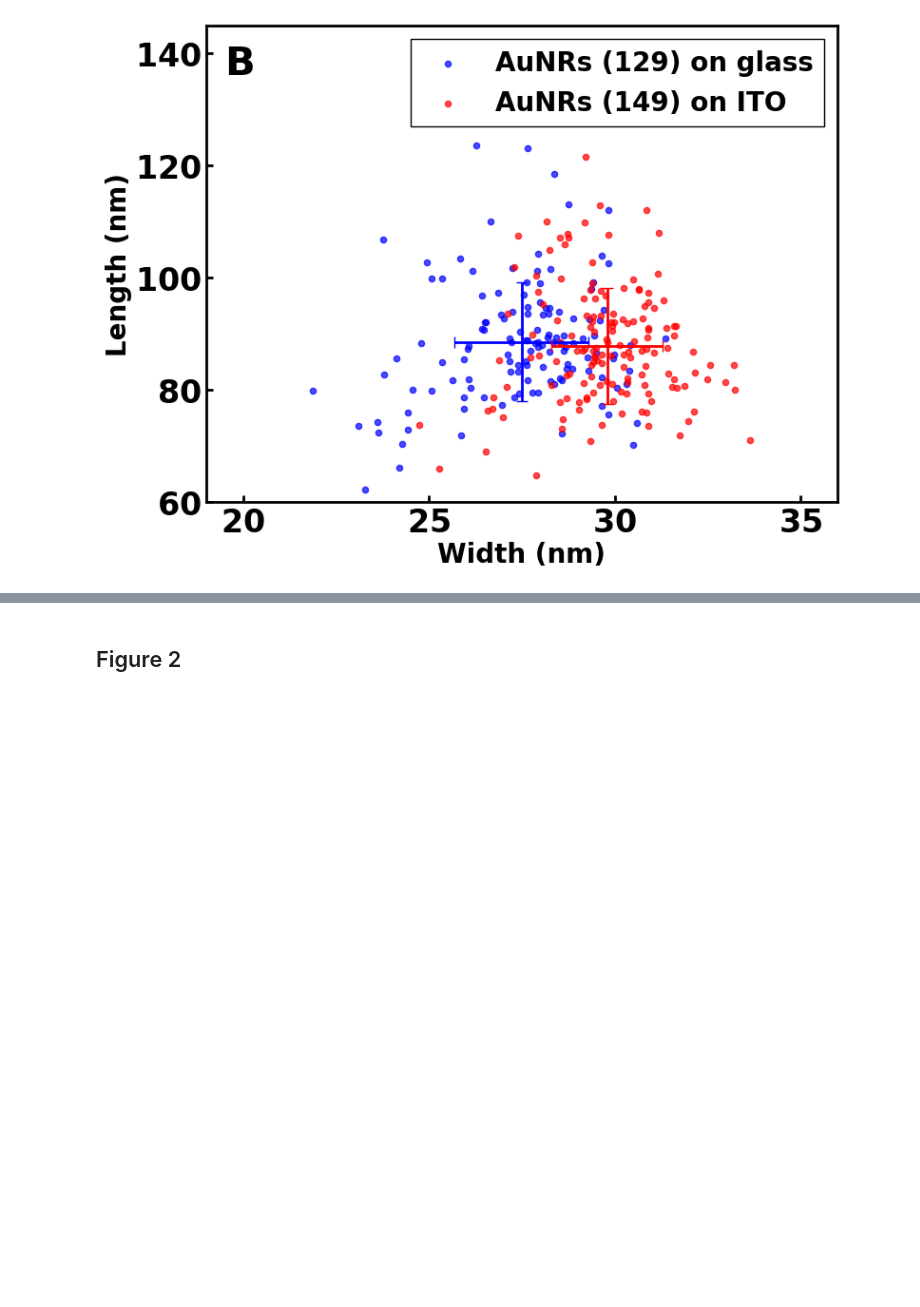
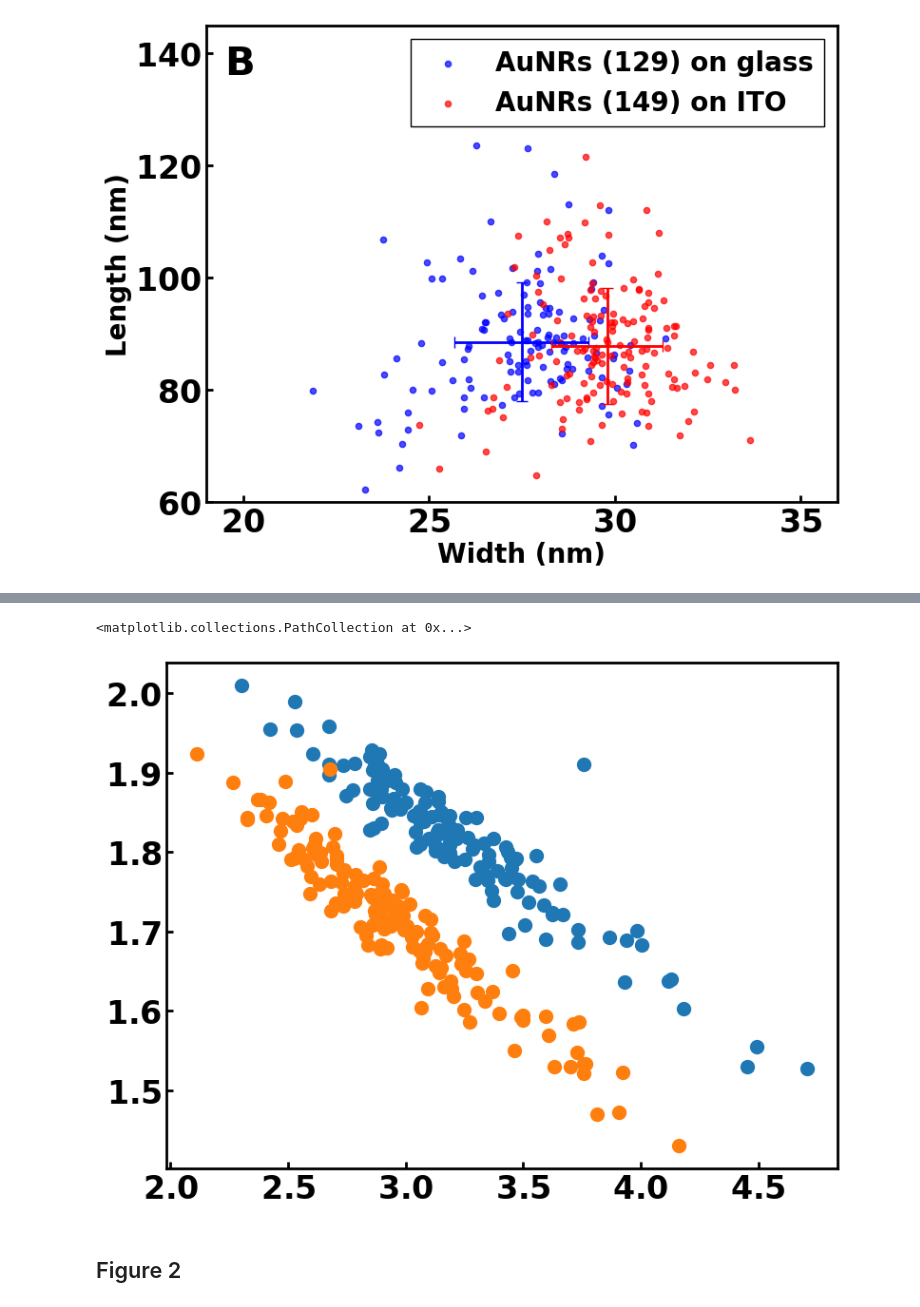
Before and after one commit to SWAN88/AuNR_DA, a Jupyter notebook: 051324_AuNR_DA_figures.ipynb, the cells around one changed output, grey strips where cells are left out. Drawn from its saved outputs; the diff is of its cells as text; code cells hidden in the pictures; blank space fills up the shorter version.

Commit message:
update figure outline and create analytical method

```diff
--- a/051324_AuNR_DA_figures.ipynb
+++ b/051324_AuNR_DA_figures.ipynb
@@ -195,2 +204,8 @@ ax.legend(fontsize=20)
+# %%
+plt.scatter(glass_exp_data['aspect_ratio'], glass_exp_data['eres'])
+plt.scatter(ito_exp_data['aspect_ratio'], ito_exp_data['eres'])
+# %% [output]
+<matplotlib.collections.PathCollection at 0x...>
+[figure, added]
 # %% [markdown]
 ## Figure 2
```
Also changed, not shown: parts of 2 cells of this notebook, 1 other file.
